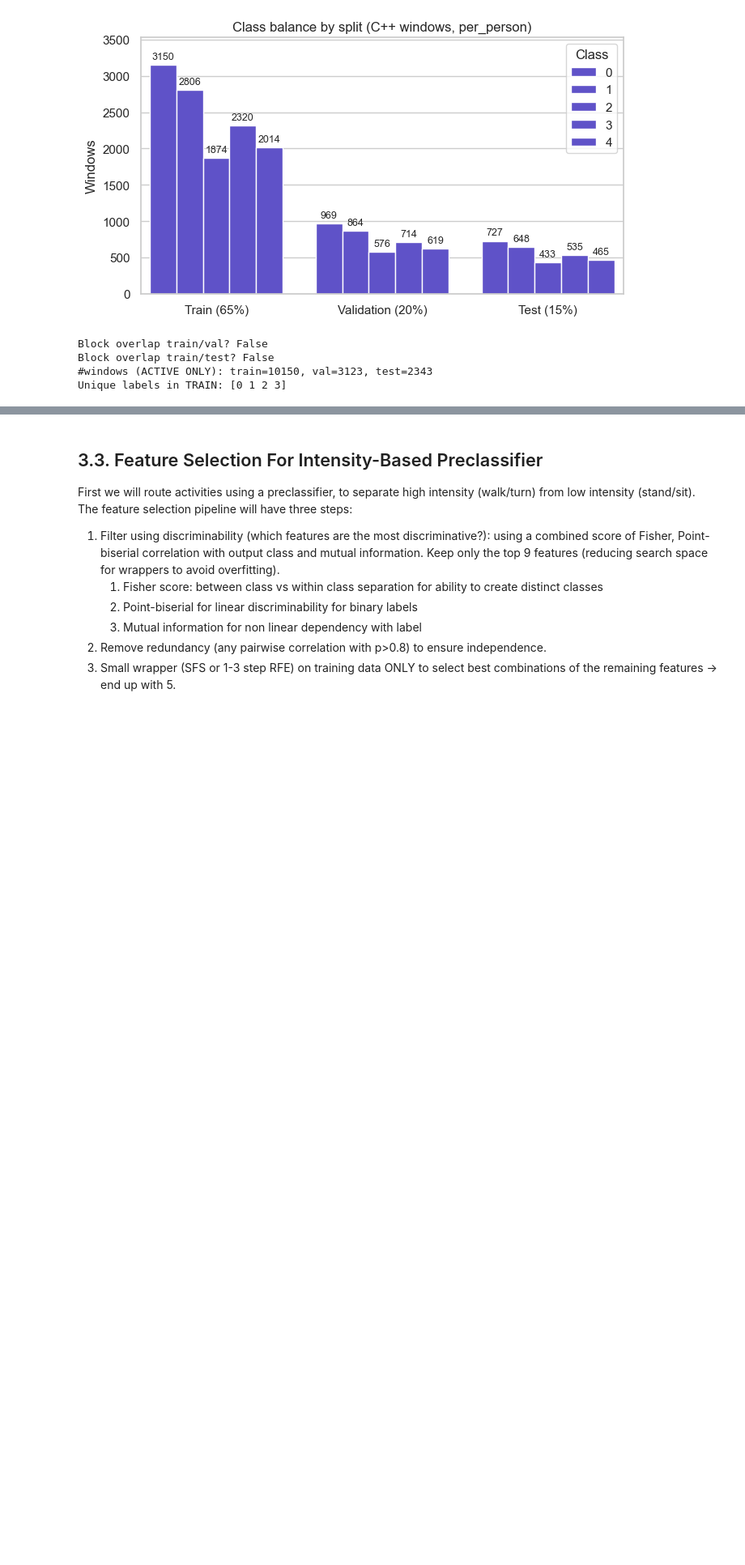
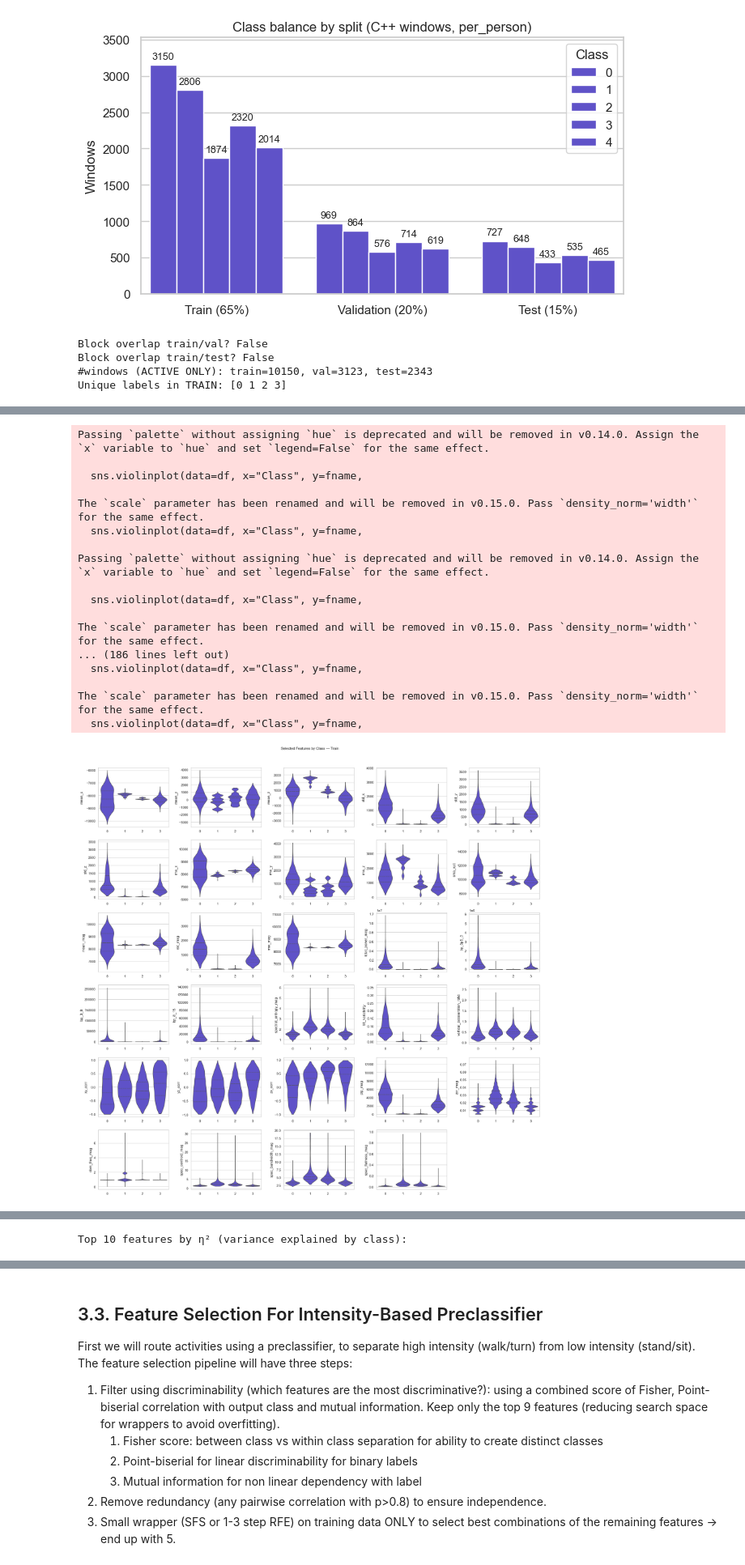
Before and after one commit to vxron/accelerometry-har, a Jupyter notebook: src/TrainSVM.ipynb, the cells around one changed output, grey strips where cells are left out. Shown at 81% size. Cells and saved outputs as stored; diff of their text form; code cells hidden in the pictures; blank space fills up the shorter version.

```diff
--- a/src/TrainSVM.ipynb
+++ b/src/TrainSVM.ipynb
@@ -1703,7 +1599,7 @@ plot_features_grid_by_class(
         "dom_freq_mag", "spec_centroid_mag", "spec_bandwidth_mag", "spec_flatness_mag"
     ],
     kind="violin",
-    ncols=3,
+    ncols=5,
     suptitle="Selected Features by Class — Train",
 )
 
@@ -1735,0 +1648,18 @@ NameError: name 'r' is not defined
+Passing `palette` without assigning `hue` is deprecated and will be removed in v0.14.0. Assign the `x` variable to `hue` and set `legend=False` for the same effect.
+
+  sns.violinplot(data=df, x="Class", y=fname,
+
+The `scale` parameter has been renamed and will be removed in v0.15.0. Pass `density_norm='width'` for the same effect.
+  sns.violinplot(data=df, x="Class", y=fname,
+
+Passing `palette` without assigning `hue` is deprecated and will be removed in v0.14.0. Assign the `x` variable to `hue` and set `legend=False` for the same effect.
+
+  sns.violinplot(data=df, x="Class", y=fname,
+
+The `scale` parameter has been renamed and will be removed in v0.15.0. Pass `density_norm='width'` for the same effect.
+... (186 lines left out)
+  sns.violinplot(data=df, x="Class", y=fname,
+
+The `scale` parameter has been renamed and will be removed in v0.15.0. Pass `density_norm='width'` for the same effect.
+  sns.violinplot(data=df, x="Class", y=fname,
+[figure, added]
@@ -1735,0 +1667 @@ NameError: name 'r' is not defined
+Top 10 features by η² (variance explained by class):
```
Also changed, not shown: parts of 7 cells of this notebook, 2 other files.
